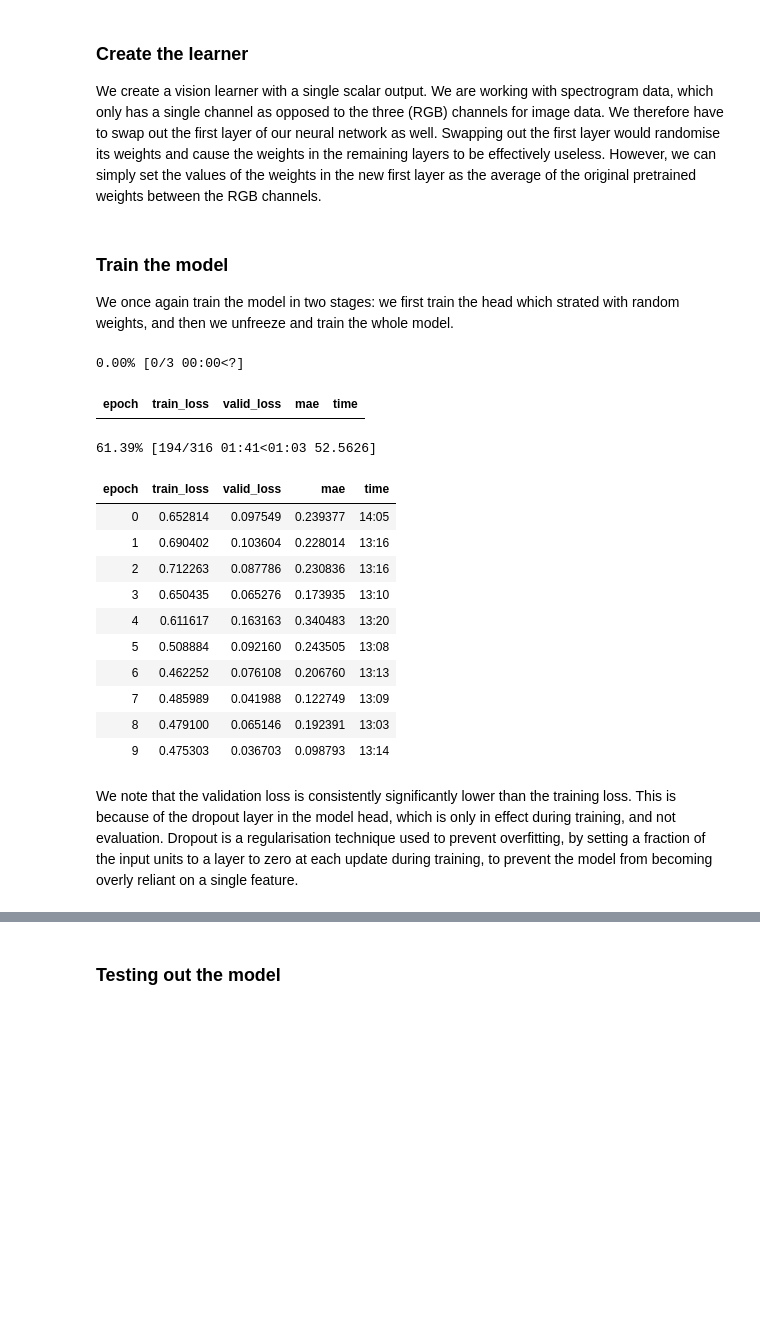
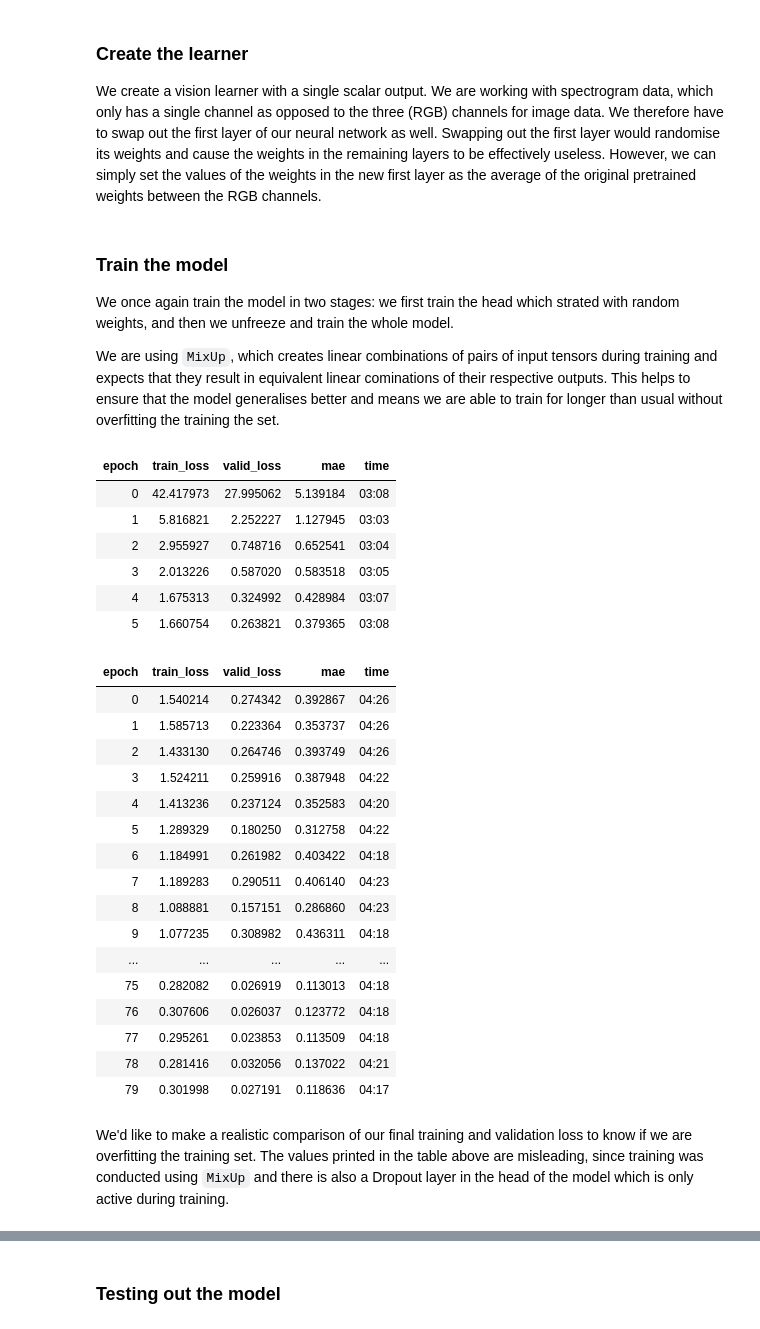
Before and after one commit to Anton-Tcholakov/fastai-playground, a Jupyter notebook: exercises/pitch_detector/pitch_detector.ipynb, the cells around one changed output, grey strips where cells are left out. Drawn from its saved outputs; the diff is of its cells as text; code cells hidden in the pictures; blank space fills up the shorter version.

Commit message:
Add some more notes about pitch detector

```diff
--- a/exercises/pitch_detector/pitch_detector.ipynb
+++ b/exercises/pitch_detector/pitch_detector.ipynb
@@ -124,6 +124,9 @@ class SpectrogramDataset(Dataset):
             target_tensor = torch.log2(tensor(midi_frequency(example[1]['pitch'])))
 
             return input_tensor.float(), target_tensor.float()
+
+    def get_metadata(self, idx):
+        return self.examples[idx]
 # %% [markdown]
 ### Create the DataLoaders
 # %%
@@ -169,31 +172,44 @@ learner = vision_learner(
     n_in=1, # spectrograms have a single channel
     n_out=1, # the target is a single number
     loss_func=MSELossFlat(),
-    metrics=[mae])
+    metrics=[mae],
+    cbs=MixUp())
 # %% [markdown]
 ### Train the model
 
 We once again train the model in two stages: we first train the head which strated with random weights, and then we unfreeze and train the whole model.
+
+We are using `MixUp`, which creates linear combinations of pairs of input tensors during training and expects that they result in equivalent linear cominations of their respective outputs. This helps to ensure that the model generalises better and means we are able to train for longer than usual without overfitting the training the set.
 # %%
-learner.fit_one_cycle(3, 1e-3)
+learner.fit_one_cycle(6, 1e-3)
 # %% [output]
-0.00% [0/3 00:00<?]
 | epoch | train_loss | valid_loss | mae | time |
+| 0 | 42.417973 | 27.995062 | 5.139184 | 03:08 |
+| 1 | 5.816821 | 2.252227 | 1.127945 | 03:03 |
+| 2 | 2.955927 | 0.748716 | 0.652541 | 03:04 |
+| 3 | 2.013226 | 0.587020 | 0.583518 | 03:05 |
+| 4 | 1.675313 | 0.324992 | 0.428984 | 03:07 |
+| 5 | 1.660754 | 0.263821 | 0.379365 | 03:08 |
-61.39% [194/316 01:41<01:03 52.5626]
 # %%
 learner.unfreeze()
-learner.fit_one_cycle(10, slice(1e-5, 1e-3))
+learner.fit_one_cycle(80, slice(1e-5, 1e-3))
 # %% [output]
 | epoch | train_loss | valid_loss | mae | time |
-| 0 | 0.652814 | 0.097549 | 0.239377 | 14:05 |
-| 1 | 0.690402 | 0.103604 | 0.228014 | 13:16 |
-| 2 | 0.712263 | 0.087786 | 0.230836 | 13:16 |
-| 3 | 0.650435 | 0.065276 | 0.173935 | 13:10 |
-| 4 | 0.611617 | 0.163163 | 0.340483 | 13:20 |
-| 5 | 0.508884 | 0.092160 | 0.243505 | 13:08 |
-| 6 | 0.462252 | 0.076108 | 0.206760 | 13:13 |
-| 7 | 0.485989 | 0.041988 | 0.122749 | 13:09 |
-| 8 | 0.479100 | 0.065146 | 0.192391 | 13:03 |
-| 9 | 0.475303 | 0.036703 | 0.098793 | 13:14 |
+| 0 | 1.540214 | 0.274342 | 0.392867 | 04:26 |
+| 1 | 1.585713 | 0.223364 | 0.353737 | 04:26 |
+| 2 | 1.433130 | 0.264746 | 0.393749 | 04:26 |
+| 3 | 1.524211 | 0.259916 | 0.387948 | 04:22 |
+| 4 | 1.413236 | 0.237124 | 0.352583 | 04:20 |
+| 5 | 1.289329 | 0.180250 | 0.312758 | 04:22 |
+| 6 | 1.184991 | 0.261982 | 0.403422 | 04:18 |
+| 7 | 1.189283 | 0.290511 | 0.406140 | 04:23 |
+| 8 | 1.088881 | 0.157151 | 0.286860 | 04:23 |
+| 9 | 1.077235 | 0.308982 | 0.436311 | 04:18 |
+| ... | ... | ... | ... | ... |
+| 75 | 0.282082 | 0.026919 | 0.113013 | 04:18 |
+| 76 | 0.307606 | 0.026037 | 0.123772 | 04:18 |
+| 77 | 0.295261 | 0.023853 | 0.113509 | 04:18 |
+| 78 | 0.281416 | 0.032056 | 0.137022 | 04:21 |
+| 79 | 0.301998 | 0.027191 | 0.118636 | 04:17 |
-# %% [markdown]
-We note that the validation loss is consistently significantly lower than the training loss. This is because of the dropout layer in the model head, which is only in effect during training, and not evaluation. Dropout is a regularisation technique used to prevent overfitting, by setting a fraction of the input units to a layer to zero at each update during training, to prevent the model from becoming overly reliant on a single feature.
+# %% [markdown]
+We'd like to make a realistic comparison of our final training and validation loss to know if we are overfitting the training set. The values printed in the table above are misleading, since training was conducted using `MixUp` and there is also a Dropout layer in the head of the model which is only active during training.
```
Also changed, not shown: parts of 10 cells of this notebook.
